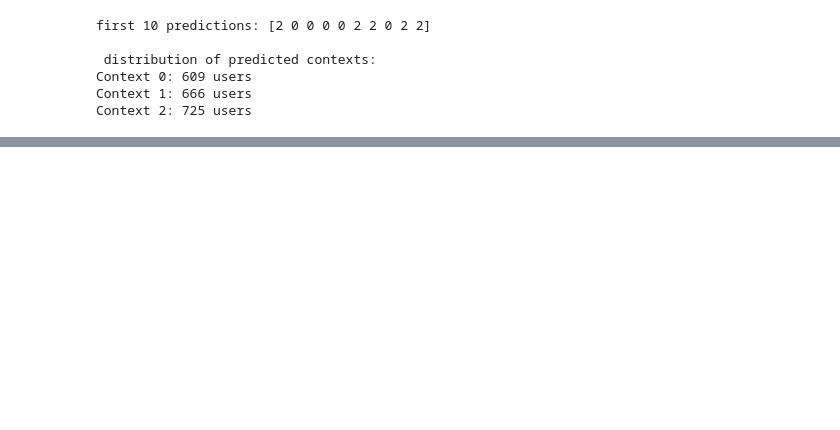
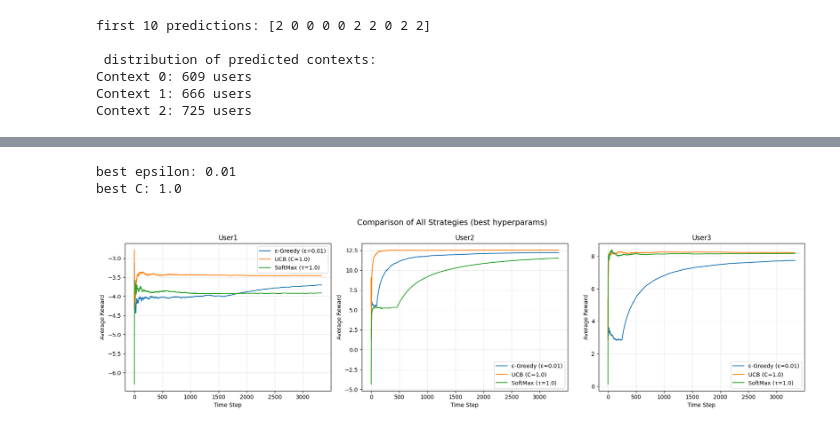
Before and after one commit to toxic-man-123/lab3-contextual-bandit, a Jupyter notebook: lab3_results_U20230108.ipynb, the cells around one changed output, grey strips where cells are left out. Saved outputs shown, nothing was run; the diff lists cells and outputs as text; code cells hidden in the pictures; blank space fills up the shorter version.

```diff
--- a/lab3_results_U20230108.ipynb
+++ b/lab3_results_U20230108.ipynb
@@ -264,0 +621,39 @@ Context 2: 725 users
+# %%
+# Plot 4: comparing all 3 strategies (using best hyperparams)
+# picking the best epsilon and C based on final avg reward
+best_eps = max(epsilon_values, key=lambda e: np.mean([np.mean(eg_results[e]["rewards"][c]) for c in range(n_contexts)]))
+best_C = max(C_values, key=lambda c_val: np.mean([np.mean(ucb_results[c_val]["rewards"][c]) for c in range(n_contexts)]))
+
+print(f"best epsilon: {best_eps}")
+print(f"best C: {best_C}")
+
+fig, axes = plt.subplots(1, 3, figsize=(18, 5))
+fig.suptitle("Comparison of All Strategies (best hyperparams)", fontsize=14)
+
+for idx, c in enumerate(range(n_contexts)):
+    ax = axes[idx]
+
+    # epsilon greedy
+    r_eg = eg_results[best_eps]["rewards"][c]
+    ax.plot(running_avg(r_eg), label=f"ε-Greedy (ε={best_eps})")
+
+    # ucb
+    r_ucb = ucb_results[best_C]["rewards"][c]
+    ax.plot(running_avg(r_ucb), label=f"UCB (C={best_C})")
+
+    # softmax
+    r_sm = rewards_sm[c]
+    ax.plot(running_avg(r_sm), label=f"SoftMax (τ={tau})")
+
+    ax.set_title(f"{context_names[c]}")
+    ax.set_xlabel("Time Step")
+    ax.set_ylabel("Average Reward")
+    ax.legend()
+    ax.grid(True, alpha=0.3)
+
+plt.tight_layout()
+plt.show()
+# %% [output]
+best epsilon: 0.01
+best C: 1.0
+[figure, added]
```
Also changed, not shown: parts of 30 cells of this notebook, 8 other files.
